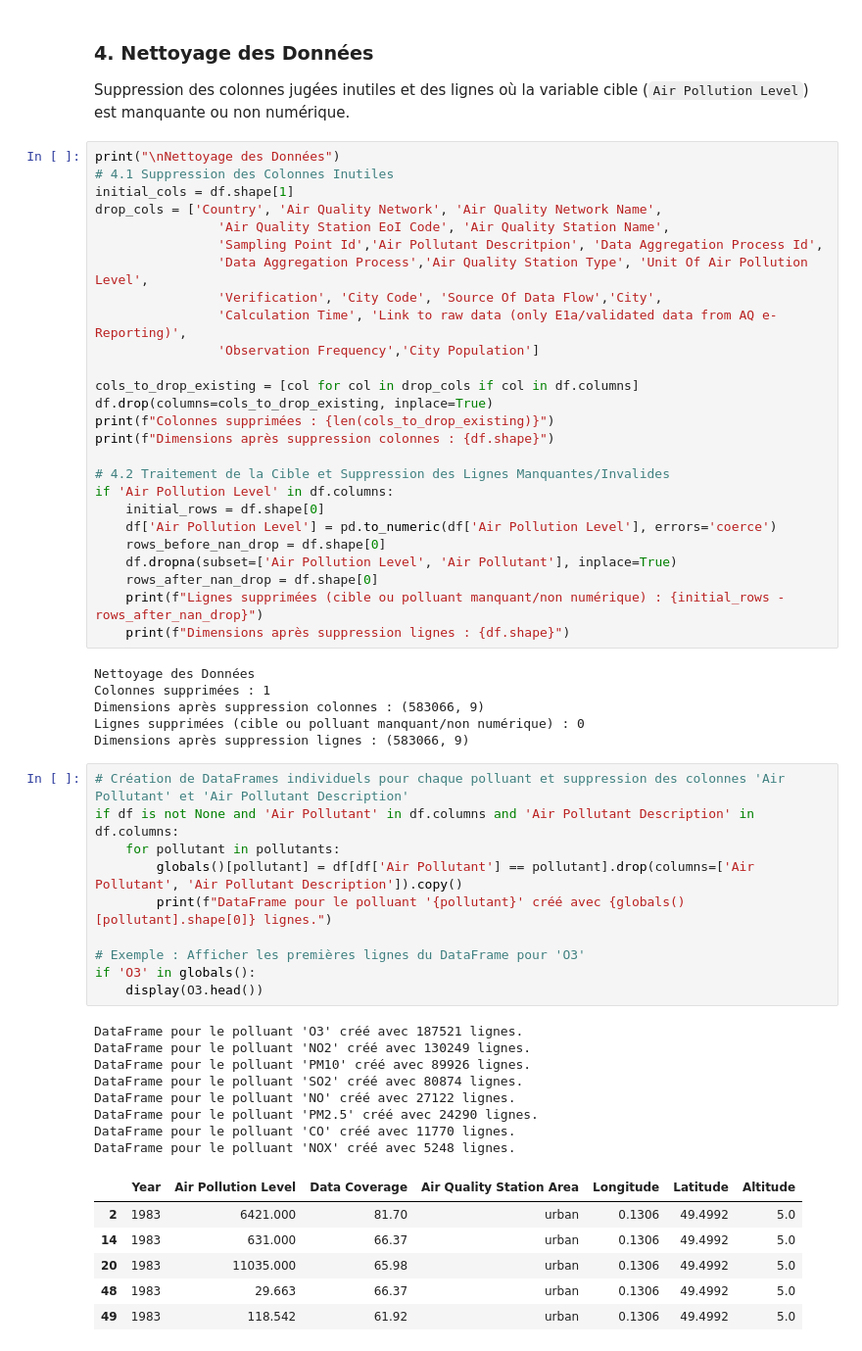
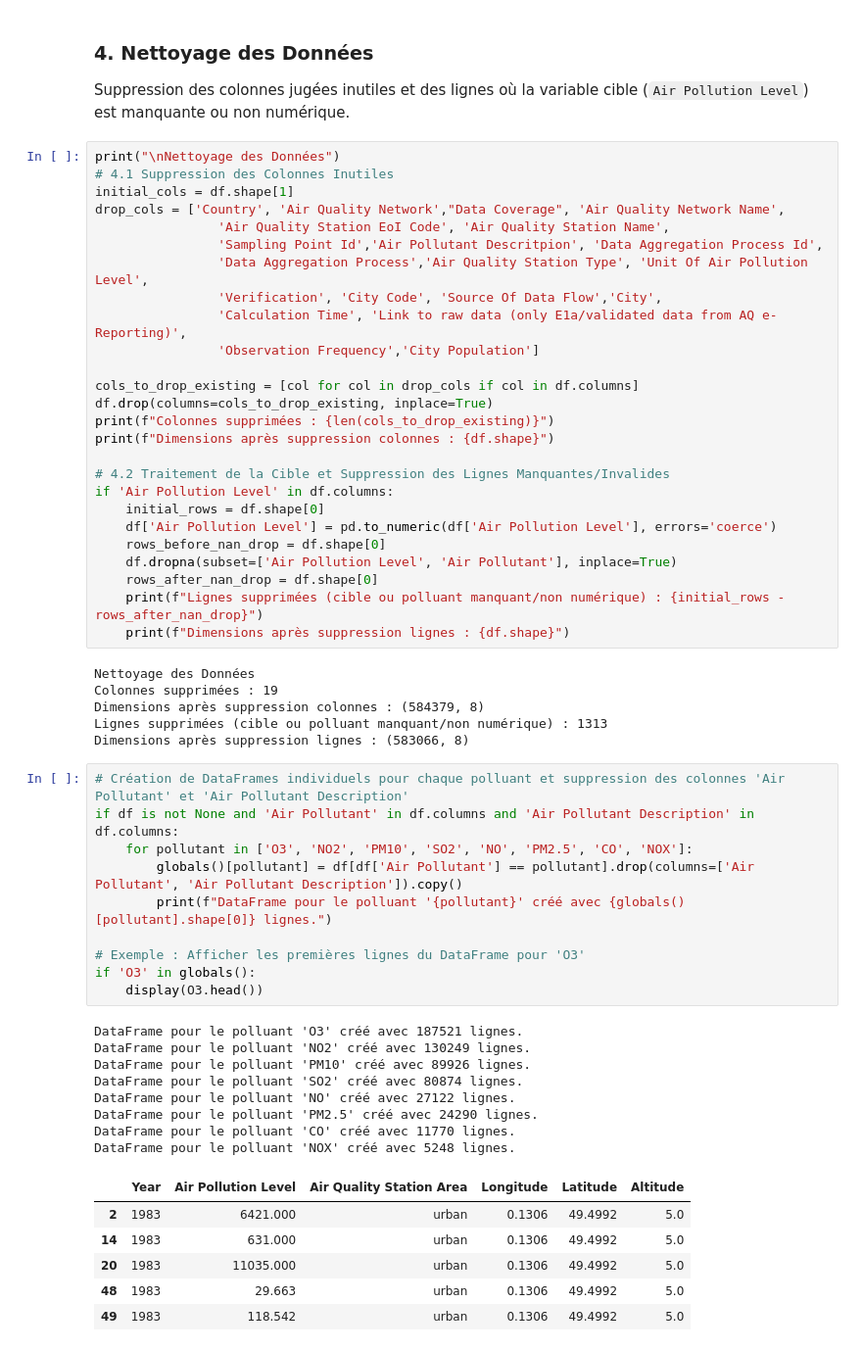
Before and after one commit to esmeml/cityairpollutionprediction, a Jupyter notebook: main.ipynb, the cells around one changed output. Shown at 98% size. Cells and saved outputs as stored; diff of their text form.

```diff
--- a/main.ipynb
+++ b/main.ipynb
@@ -197,7 +290,7 @@ Suppression des colonnes jugées inutiles et des lignes où la variable cible (`
 print("\nNettoyage des Données")
 # 4.1 Suppression des Colonnes Inutiles
 initial_cols = df.shape[1]
-drop_cols = ['Country', 'Air Quality Network', 'Air Quality Network Name',
+drop_cols = ['Country', 'Air Quality Network',"Data Coverage", 'Air Quality Network Name',
                 'Air Quality Station EoI Code', 'Air Quality Station Name',
                 'Sampling Point Id','Air Pollutant Descritpion', 'Data Aggregation Process Id',
                 'Data Aggregation Process','Air Quality Station Type', 'Unit Of Air Pollution Level',
@@ -221,35 +314,35 @@ if 'Air Pollution Level' in df.columns:
     print(f"Dimensions après suppression lignes : {df.shape}")
 # %% [output]
 Nettoyage des Données
-Colonnes supprimées : 1
-Dimensions après suppression colonnes : (583066, 9)
-Lignes supprimées (cible ou polluant manquant/non numérique) : 0
-Dimensions après suppression lignes : (583066, 9)
+Colonnes supprimées : 19
+Dimensions après suppression colonnes : (584379, 8)
+Lignes supprimées (cible ou polluant manquant/non numérique) : 1313
+Dimensions après suppression lignes : (583066, 8)
 # %%
 # Création de DataFrames individuels pour chaque polluant et suppression des colonnes 'Air Pollutant' et 'Air Pollutant Description'
 if df is not None and 'Air Pollutant' in df.columns and 'Air Pollutant Description' in df.columns:
-    for pollutant in pollutants:
+    for pollutant in ['O3', 'NO2', 'PM10', 'SO2', 'NO', 'PM2.5', 'CO', 'NOX']:
         globals()[pollutant] = df[df['Air Pollutant'] == pollutant].drop(columns=['Air Pollutant', 'Air Pollutant Description']).copy()
         print(f"DataFrame pour le polluant '{pollutant}' créé avec {globals()[pollutant].shape[0]} lignes.")
 
 # Exemple : Afficher les premières lignes du DataFrame pour 'O3'
 if 'O3' in globals():
     display(O3.head())
 # %% [output]
 DataFrame pour le polluant 'O3' créé avec 187521 lignes.
 DataFrame pour le polluant 'NO2' créé avec 130249 lignes.
 DataFrame pour le polluant 'PM10' créé avec 89926 lignes.
 DataFrame pour le polluant 'SO2' créé avec 80874 lignes.
 DataFrame pour le polluant 'NO' créé avec 27122 lignes.
 DataFrame pour le polluant 'PM2.5' créé avec 24290 lignes.
 DataFrame pour le polluant 'CO' créé avec 11770 lignes.
 DataFrame pour le polluant 'NOX' créé avec 5248 lignes.
-|  | Year | Air Pollution Level | Data Coverage | Air Quality Station Area | Longitude | Latitude | Altitude |
-| 2 | 1983 | 6421.000 | 81.70 | urban | 0.1306 | 49.4992 | 5.0 |
-| 14 | 1983 | 631.000 | 66.37 | urban | 0.1306 | 49.4992 | 5.0 |
-| 20 | 1983 | 11035.000 | 65.98 | urban | 0.1306 | 49.4992 | 5.0 |
-| 48 | 1983 | 29.663 | 66.37 | urban | 0.1306 | 49.4992 | 5.0 |
-| 49 | 1983 | 118.542 | 61.92 | urban | 0.1306 | 49.4992 | 5.0 |
+|  | Year | Air Pollution Level | Air Quality Station Area | Longitude | Latitude | Altitude |
+| 2 | 1983 | 6421.000 | urban | 0.1306 | 49.4992 | 5.0 |
+| 14 | 1983 | 631.000 | urban | 0.1306 | 49.4992 | 5.0 |
+| 20 | 1983 | 11035.000 | urban | 0.1306 | 49.4992 | 5.0 |
+| 48 | 1983 | 29.663 | urban | 0.1306 | 49.4992 | 5.0 |
+| 49 | 1983 | 118.542 | urban | 0.1306 | 49.4992 | 5.0 |
 # %%
 from sklearn.compose import ColumnTransformer
 from sklearn.preprocessing import StandardScaler, OneHotEncoder
```
Also changed, not shown: parts of 4 cells of this notebook.
